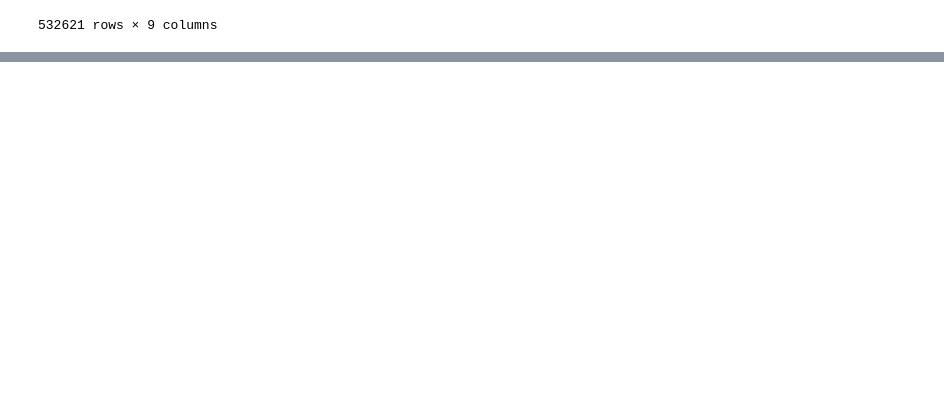
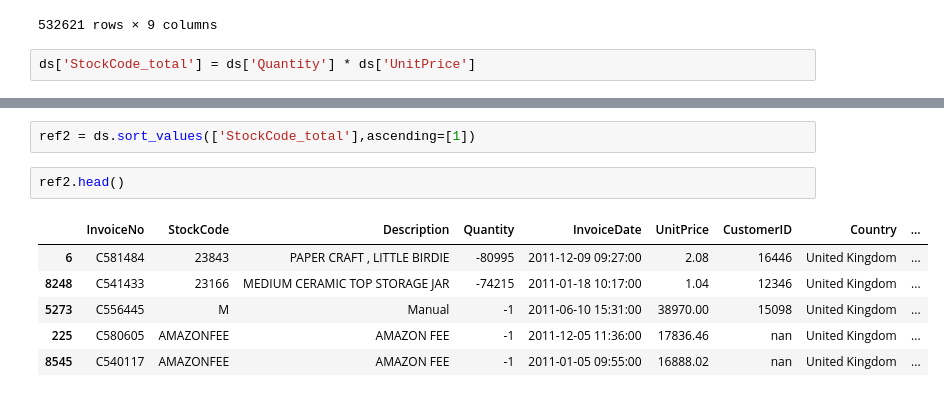
Before and after one commit to rahilshah10/IS, a Jupyter notebook: Zappos/Zappos.ipynb, the cells around one changed output, grey strips where cells are left out. Drawn from its saved outputs; the diff is of its cells as text; blank space fills up the shorter version.

```diff
--- a/Zappos/Zappos.ipynb
+++ b/Zappos/Zappos.ipynb
@@ -173,3 +173,5 @@ ref
 | 9289 | A563186 | B | Adjust bad debt | 1 | 2011-08-12 14:51:00 | -11062.06 | nan | United Kingdom | ... |
 | 9288 | A563187 | B | Adjust bad debt | 1 | 2011-08-12 14:52:00 | -11062.06 | nan | United Kingdom | ... |
 532621 rows × 9 columns
+# %%
+ds['StockCode_total'] = ds['Quantity'] * ds['UnitPrice']
@@ -175,0 +193,11 @@ ref
+# %%
+ref2 = ds.sort_values(['StockCode_total'],ascending=[1])
+# %%
+ref2.head()
+# %% [output]
+|  | InvoiceNo | StockCode | Description | Quantity | InvoiceDate | UnitPrice | CustomerID | Country | ... |
+| 6 | C581484 | 23843 | PAPER CRAFT , LITTLE BIRDIE | -80995 | 2011-12-09 09:27:00 | 2.08 | 16446 | United Kingdom | ... |
+| 8248 | C541433 | 23166 | MEDIUM CERAMIC TOP STORAGE JAR | -74215 | 2011-01-18 10:17:00 | 1.04 | 12346 | United Kingdom | ... |
+| 5273 | C556445 | M | Manual | -1 | 2011-06-10 15:31:00 | 38970.00 | 15098 | United Kingdom | ... |
+| 225 | C580605 | AMAZONFEE | AMAZON FEE | -1 | 2011-12-05 11:36:00 | 17836.46 | nan | United Kingdom | ... |
+| 8545 | C540117 | AMAZONFEE | AMAZON FEE | -1 | 2011-01-05 09:55:00 | 16888.02 | nan | United Kingdom | ... |
```
Also changed, not shown: parts of 1 cell of this notebook.
